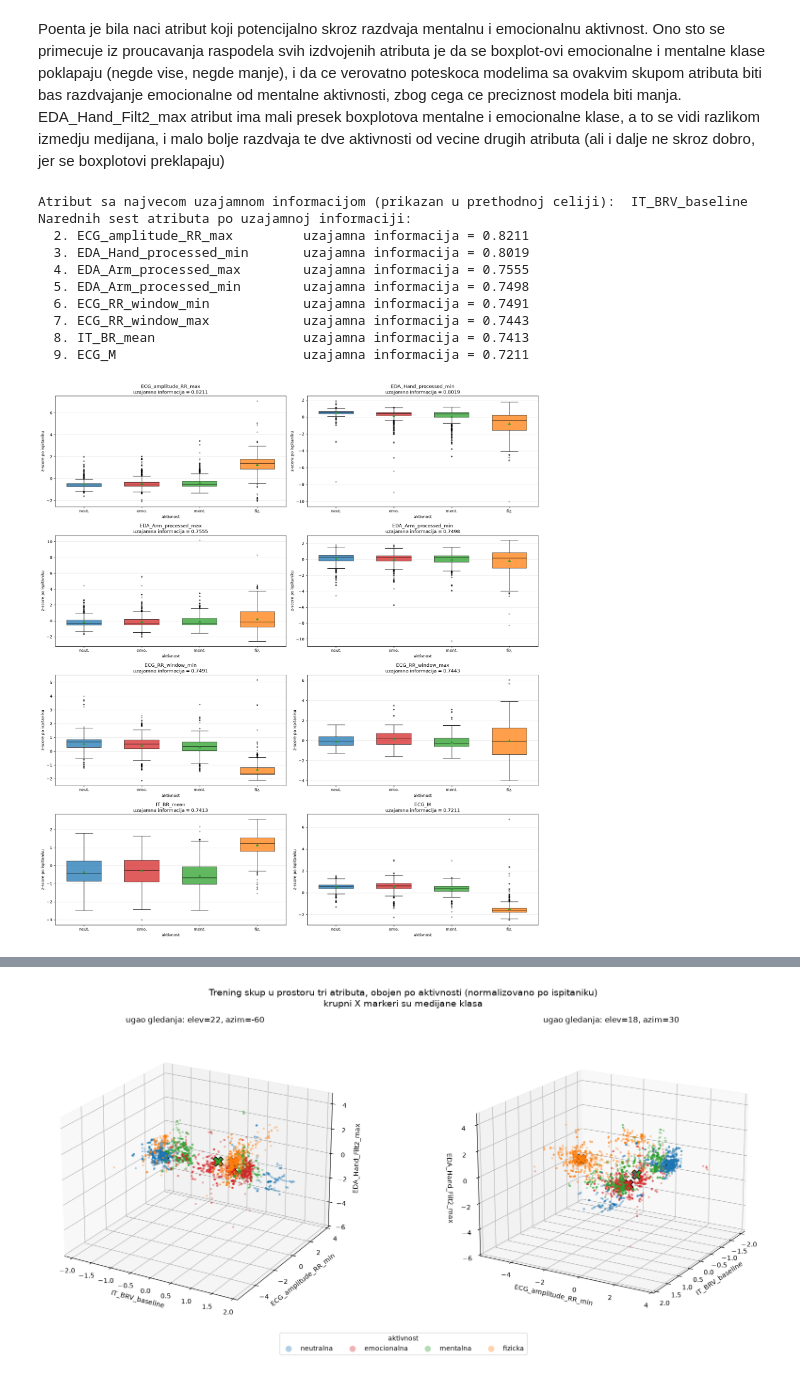
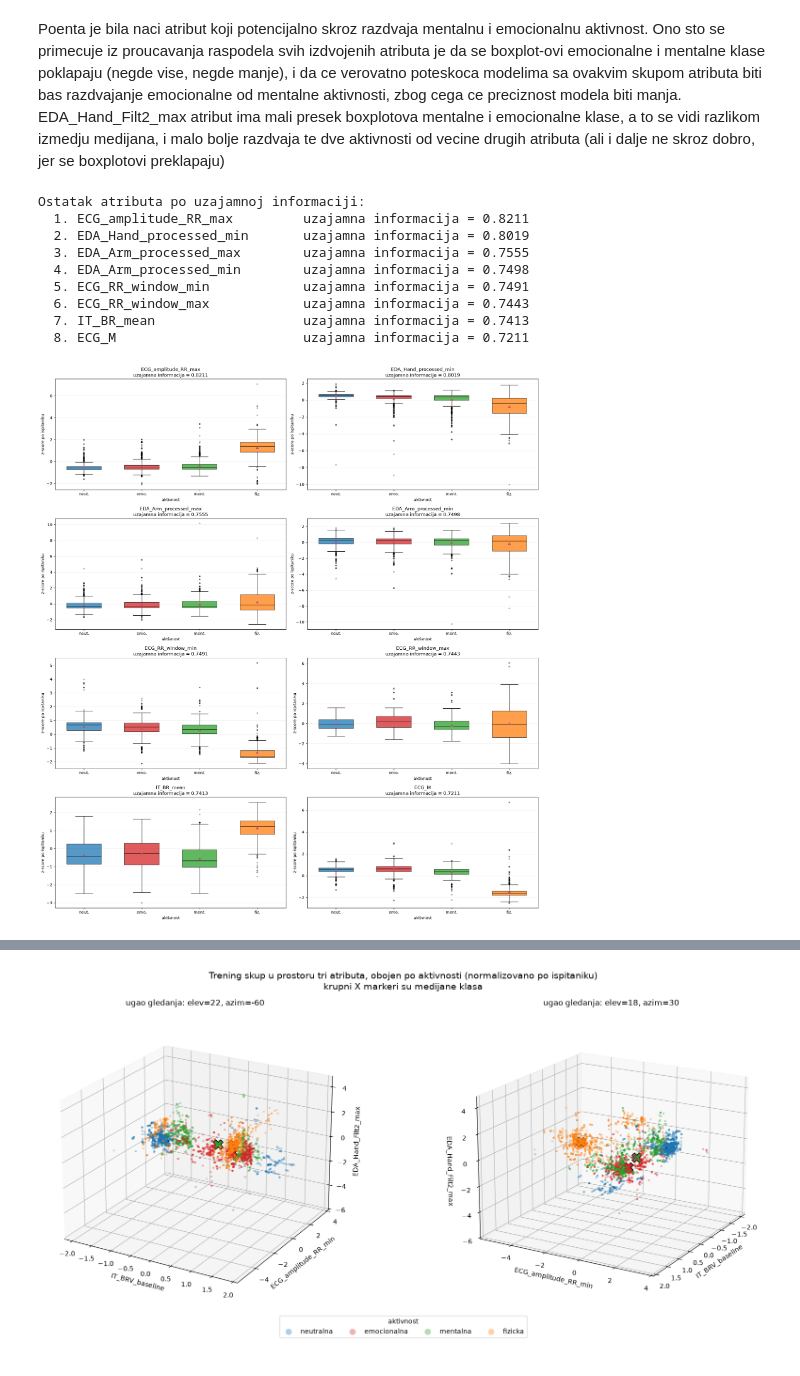
Before and after one commit to Boce03/ml_activity_classification, a Jupyter notebook: interpretable_feature_reduction.ipynb, the cells around one changed output, grey strips where cells are left out. Saved outputs shown, nothing was run; the diff lists cells and outputs as text; code cells hidden in the pictures.

Commit message:
remove numerical analisys and update summary for boxplot of the rest of features after interpretable reduction (last 8 features)

```diff
--- a/interpretable_feature_reduction.ipynb
+++ b/interpretable_feature_reduction.ipynb
@@ -1511,21 +1511,16 @@ Medijane po klasama (x, y):
 # %% [markdown]
 Poenta je bila naci atribut koji potencijalno skroz razdvaja mentalnu i emocionalnu aktivnost. Ono sto se primecuje iz proucavanja raspodela svih izdvojenih atributa je da se boxplot-ovi emocionalne i mentalne klase poklapaju (negde vise, negde manje), i da ce verovatno poteskoca modelima sa ovakvim skupom atributa biti bas razdvajanje emocionalne od mentalne aktivnosti, zbog cega ce preciznost modela biti manja. EDA_Hand_Filt2_max atribut ima mali presek boxplotova mentalne i emocionalne klase, a to se vidi razlikom izmedju medijana, i malo bolje razdvaja te dve aktivnosti od vecine drugih atributa (ali i dalje ne skroz dobro, jer se boxplotovi preklapaju)
 # %%
-# Isto poredjenje radimo i za narednih sest atributa po uzajamnoj informaciji, odmah iza vodeceg IT_BRV_baseline.
-# Cilj je da se vidi da li iza prvog atributa postoji jos onih koji sami za sebe razdvajaju klase, ili uzajamna
-# informacija brzo pada pa se na njih moze racunati tek u kombinaciji sa ostalima.
+# Istu analizu radimo i za preostale atribute od 15 koje smo izdvojili, gde potencijalno medju bitnim atributima postoji onaj koji (skoro) u potpunosti
+# razdvaja mentalnu i emocionalnu aktivnost
 
 mi_selected_sorted = mi_scores.loc[selected_features].sort_values(ascending=False)
 next_features = list(mi_selected_sorted.index[7:])
 
-print("Atribut sa najvecom uzajamnom informacijom (prikazan u prethodnoj celiji): ", mi_selected_sorted.index[0])
-print("Narednih sest atributa po uzajamnoj informaciji: ")
-for rank, feature_name in enumerate(next_features, start=2):
+print("Ostatak atributa po uzajamnoj informaciji: ")
+for rank, feature_name in enumerate(next_features, start=1):
     print(f"  {rank}. {feature_name:<28} uzajamna informacija = {mi_selected_sorted[feature_name]:.4f}")
 
-
-# Rezime raspodele jednog atributa po klasama - medijana i IQR su otporni na ekstremne vrednosti, pa se uz sredinu
-# i kvartile najbolje vidi gde je centar klase i koliko je siroka.
 def class_distribution_summary(values, labels):
     summary = pd.DataFrame({
         "medijana": values.groupby(labels).median(),
@@ -1538,7 +1533,6 @@ def class_distribution_summary(values, labels):
     return summary
 
 
-# --- Boxplot-ovi po klasama za svih sest atributa, u istoj figuri ---
 fig, axes = plt.subplots(4, 2, figsize=(18, 20))
 
 for ax, feature_name in zip(axes.ravel(), next_features):
@@ -1557,81 +1551,43 @@ for ax, feature_name in zip(axes.ravel(), next_features):
     for median_line in boxes["medians"]:
         median_line.set_color("black")
 
     ax.set_title(f"{feature_name}\nuzajamna informacija = {mi_selected_sorted[feature_name]:.4f}")
     ax.set_xlabel("aktivnost")
     ax.set_ylabel("z-score po ispitaniku")
     ax.grid(axis="y", alpha=0.3)
 
-# fig.suptitle("Raspodele narednih sest atributa po uzajamnoj informaciji (trening skup, normalizovano po ispitaniku)")
 fig.tight_layout()
 plt.show()
 
 # --- Brojcani rezime po klasama, za svaki atribut posebno ---
 for feature_name in next_features:
     feature_values = X_train_reduced[feature_name]
     class_summary = class_distribution_summary(feature_values, y_train)
-
-    # razlika najvece i najmanje medijane u odnosu na prosecno rasipanje unutar klase - ako je odnos mali, klase se preklapaju
-    median_spread = class_summary["medijana"].max() - class_summary["medijana"].min()
-    mean_iqr = class_summary["IQR"].mean()
 
     # parovi klasa cije se kutije (interkvartilni rasponi) uopste ne seku - takve parove atribut razdvaja sam za sebe
     disjoint_pairs = []
     for first_index, first_activity in enumerate(activities):
         for second_activity in activities[first_index + 1:]:
             first_q1, first_q3 = class_summary.loc[ACTIVITY_NAMES[first_activity], ["Q1", "Q3"]]
             second_q1, second_q3 = class_summary.loc[ACTIVITY_NAMES[second_activity], ["Q1", "Q3"]]
             if min(first_q3, second_q3) - max(first_q1, second_q1) <= 0:
                 disjoint_pairs.append(f"{ACTIVITY_SHORT_NAMES[first_activity]}-{ACTIVITY_SHORT_NAMES[second_activity]}")
 
     print()
     print(feature_name, " (uzajamna informacija ", round(float(mi_selected_sorted[feature_name]), 4), ")", sep="")
     print(class_summary.round(3).to_string())
-    print("  razlika najvece i najmanje medijane: ", round(float(median_spread), 4))
-    print("  prosecan IQR unutar klase: ", round(float(mean_iqr), 4))
-    print("  odnos razlike medijana i prosecnog IQR-a: ", round(float(median_spread / mean_iqr), 4))
-    print("  eta^2 (udeo varijanse koji objasnjava aktivnost): ", round(float(eta_squared(feature_values, y_train)), 4))
     print("  parovi klasa sa razdvojenim kutijama (od 6): ", len(disjoint_pairs), disjoint_pairs if disjoint_pairs else "")
-
-# --- Uporedni pregled svih sedam atributa, ukljucujuci i vodeci iz prethodne celije ---
-overview_rows = []
-for feature_name in mi_selected_sorted.index[:7]:
-    feature_values = X_train_reduced[feature_name]
-    class_summary = class_distribution_summary(feature_values, y_train)
-    median_spread = class_summary["medijana"].max() - class_summary["medijana"].min()
-    disjoint_count = 0
-    for first_index, first_activity in enumerate(activities):
-        for second_activity in activities[first_index + 1:]:
-            first_q1, first_q3 = class_summary.loc[ACTIVITY_NAMES[first_activity], ["Q1", "Q3"]]
-            second_q1, second_q3 = class_summary.loc[ACTIVITY_NAMES[second_activity], ["Q1", "Q3"]]
-            if min(first_q3, second_q3) - max(first_q1, second_q1) <= 0:
-                disjoint_count += 1
-    overview_rows.append({
-        "atribut": feature_name,
-        "uzajamna_informacija": mi_selected_sorted[feature_name],
-        "razlika_medijana": median_spread,
-        "prosecan_IQR": class_summary["IQR"].mean(),
-        "odnos": median_spread / class_summary["IQR"].mean(),
-        "eta^2": eta_squared(feature_values, y_train),
-        "razdvojenih_parova": disjoint_count,
-    })
-
-overview = pd.DataFrame(overview_rows).set_index("atribut")
-print()
-print("Uporedni pregled prvih sedam atributa po uzajamnoj informaciji: ")
-print(overview.round(4).to_string())
 # %% [output]
-Atribut sa najvecom uzajamnom informacijom (prikazan u prethodnoj celiji):  IT_BRV_baseline
-Narednih sest atributa po uzajamnoj informaciji:
-  2. ECG_amplitude_RR_max         uzajamna informacija = 0.8211
-  3. EDA_Hand_processed_min       uzajamna informacija = 0.8019
-  4. EDA_Arm_processed_max        uzajamna informacija = 0.7555
-  5. EDA_Arm_processed_min        uzajamna informacija = 0.7498
-  6. ECG_RR_window_min            uzajamna informacija = 0.7491
-  7. ECG_RR_window_max            uzajamna informacija = 0.7443
-  8. IT_BR_mean                   uzajamna informacija = 0.7413
-  9. ECG_M                        uzajamna informacija = 0.7211
+Ostatak atributa po uzajamnoj informaciji:
+  1. ECG_amplitude_RR_max         uzajamna informacija = 0.8211
+  2. EDA_Hand_processed_min       uzajamna informacija = 0.8019
+  3. EDA_Arm_processed_max        uzajamna informacija = 0.7555
+  4. EDA_Arm_processed_min        uzajamna informacija = 0.7498
+  5. ECG_RR_window_min            uzajamna informacija = 0.7491
+  6. ECG_RR_window_max            uzajamna informacija = 0.7443
+  7. IT_BR_mean                   uzajamna informacija = 0.7413
+  8. ECG_M                        uzajamna informacija = 0.7211
-[figure, old version]
+[figure, new version]
 ECG_amplitude_RR_max (uzajamna informacija 0.8211)
              medijana  sredina     Q1     Q3    IQR
 neutralna      -0.586   -0.515 -0.744 -0.460  0.284
```
Also changed, not shown: parts of 3 cells of this notebook.
